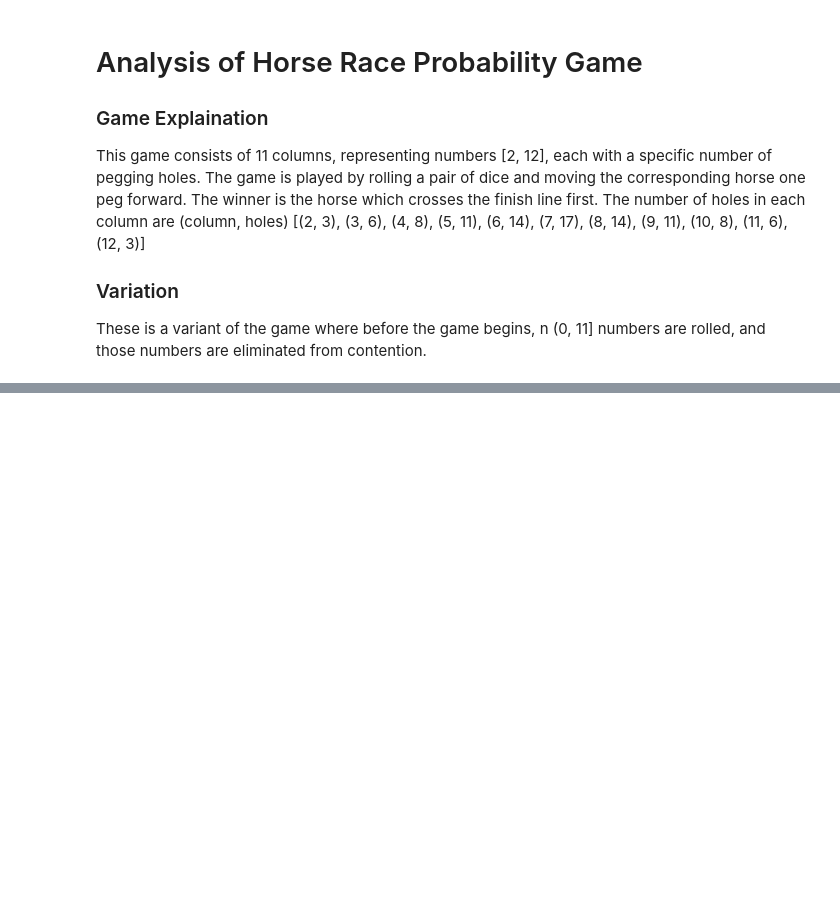
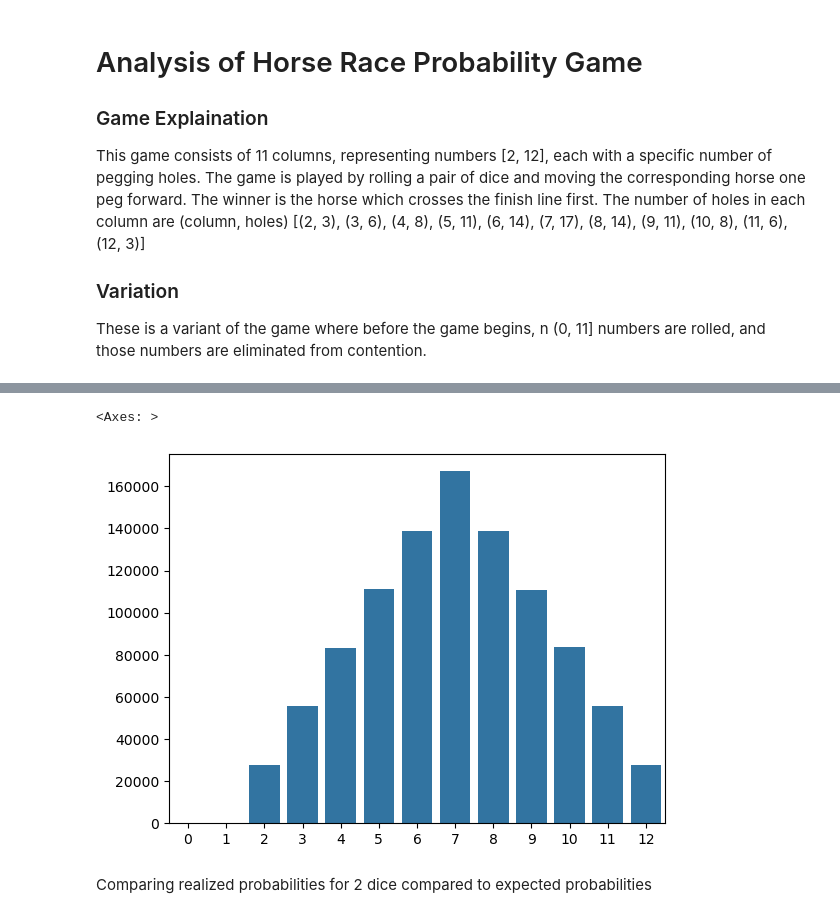
Before and after one commit to botto8502/horse_game_analysis, a Jupyter notebook: main.ipynb, the cells around one changed output, grey strips where cells are left out. Saved outputs shown, nothing was run; the diff lists cells and outputs as text; code cells hidden in the pictures; blank space fills up the shorter version.

```diff
--- a/main.ipynb
+++ b/main.ipynb
@@ -49,0 +65,7 @@ TypeError: cannot unpack non-iterable int object
+# %%
+sn.barplot(two_dice)
+# %% [output]
+<Axes: >
+[figure, added]
+# %% [markdown]
+Comparing realized probabilities for 2 dice compared to expected probabilities
```
Also changed, not shown: parts of 12 cells of this notebook.
